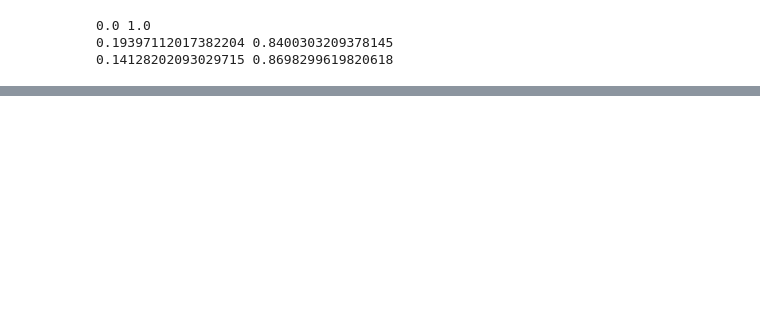
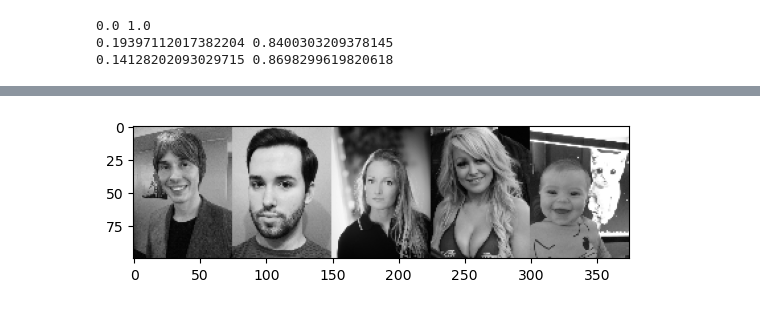
Before and after one commit to JinwooSean888/OldPicture_AiModel, a Jupyter notebook: colorizationModel.ipynb, the cells around one changed output, grey strips where cells are left out. Cells and saved outputs as stored; diff of their text form; code cells hidden in the pictures; blank space fills up the shorter version.

```diff
--- a/colorizationModel.ipynb
+++ b/colorizationModel.ipynb
@@ -194,0 +204,6 @@ plt.show()
+# %%
+# test_lab_images.shape
+plt.imshow(test_lab_images[:5].transpose((1, 0, 2, 3)).reshape((100, -1, 3))[..., 0], cmap="gray")
+plt.show()
+# %% [output]
+[figure, added]
```
Also changed, not shown: parts of 19 cells of this notebook, 4 other files.
